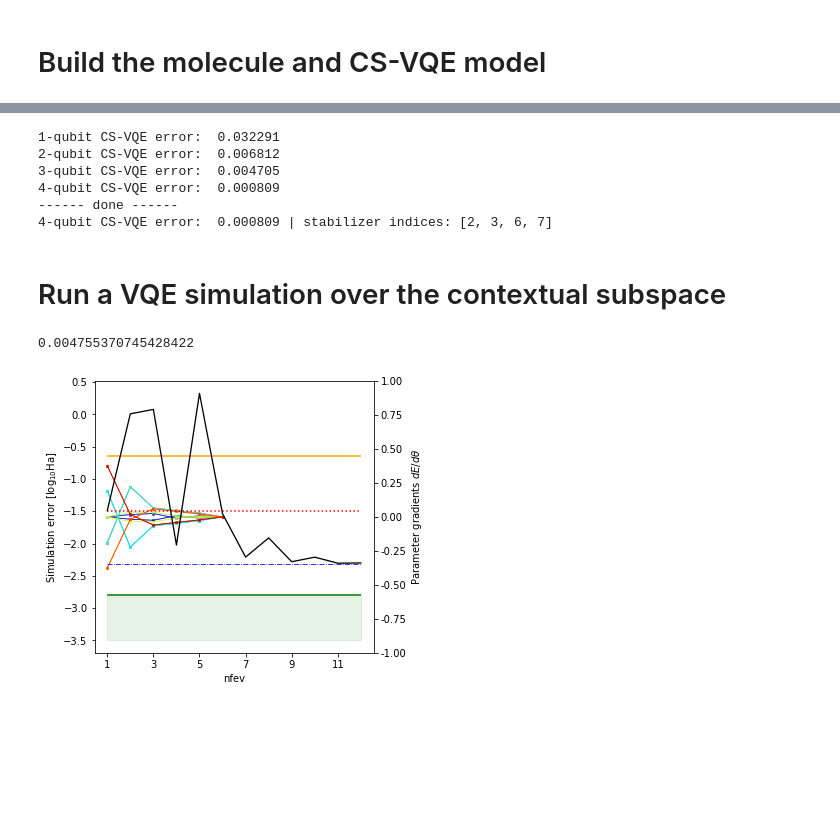
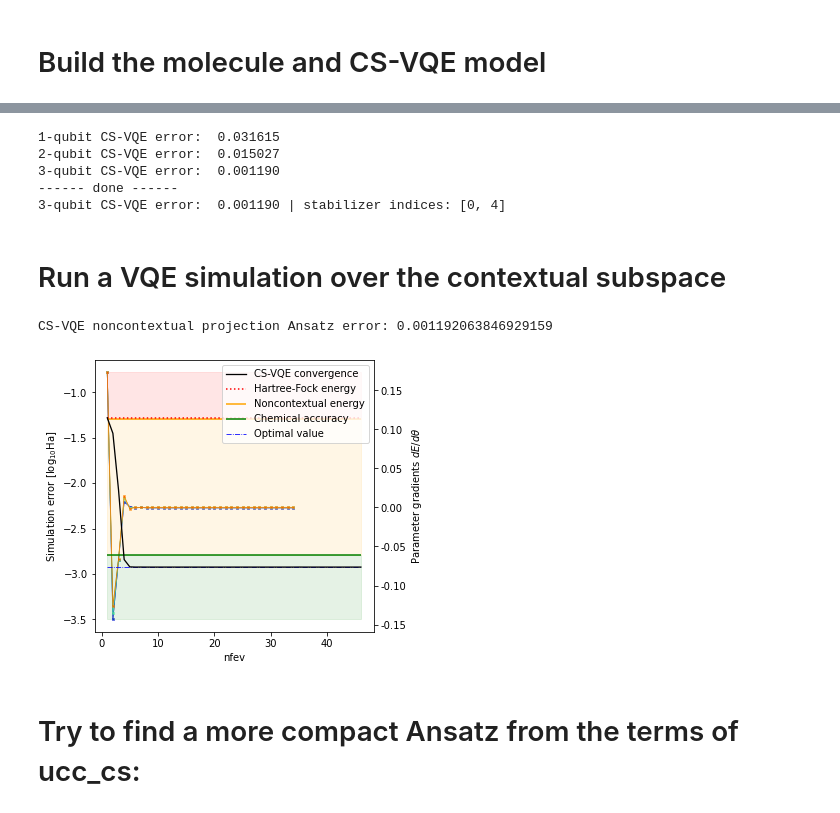
Before and after one commit to UCL-CCS/symmer, a Jupyter notebook: notebooks/CS-VQE_noncontextual_projection_ansatz.ipynb, the cells around one changed output, grey strips where cells are left out. Saved outputs shown, nothing was run; the diff lists cells and outputs as text; code cells hidden in the pictures; blank space fills up the shorter version.

Commit message:
Noncontextual projection Ansatz example

```diff
--- a/notebooks/CS-VQE_noncontextual_projection_ansatz.ipynb
+++ b/notebooks/CS-VQE_noncontextual_projection_ansatz.ipynb
@@ -21,7 +25,7 @@ dict_keys(['H2_3-21G_SINGLET', 'H6_STO-3G_SINGLET', 'H2_6-31G_SINGLET', 'H2_6-31
 # Build the molecule and CS-VQE model
 # %%
 # Set molecule parameters
-speciesname = 'HF_STO-3G_SINGLET'
+speciesname = 'Be_STO-3G_SINGLET'
 mol_data = molecule_geometries[speciesname]
 if 'name' in mol_data:
     print(mol_data['name'])
@@ -64,18 +68,17 @@ Clique representatives:
 ------------------------------------------------
 # %%
-num_sim_q = 4
+num_sim_q = 3
 stab_indices = model.greedy_search(num_sim_q)
 projected = model.contextual_subspace_projection(stab_indices)
 nrg = exact_gs_energy(projected.to_sparse_matrix)[0]
 error = abs(nrg-model.fci_energy)
 print(f'{projected.n_qubits}-qubit CS-VQE error: {error: .6f} | stabilizer indices: {stab_indices}')
 # %% [output]
-1-qubit CS-VQE error:  0.032291
-2-qubit CS-VQE error:  0.006812
-3-qubit CS-VQE error:  0.004705
-4-qubit CS-VQE error:  0.000809
+1-qubit CS-VQE error:  0.031615
+2-qubit CS-VQE error:  0.015027
+3-qubit CS-VQE error:  0.001190
 ------ done ------
-4-qubit CS-VQE error:  0.000809 | stabilizer indices: [2, 3, 6, 7]
+3-qubit CS-VQE error:  0.001190 | stabilizer indices: [0, 4]
 # %% [markdown]
 # Run a VQE simulation over the contextual subspace
 # %%
@@ -85,10 +88,10 @@ ref_cs = model.hf_tapered[model.free_qubit_indices]
 
 vqe = VariationalAlgorithm(ham_cs, ucc_cs, ref_cs)
 # %%
-opt_out, interim = vqe.VQE(optimizer='SLSQP', exact=True, maxiter=10)#, n_shots=2**16, n_realize=1)
-opt_out['fun'] - model.fci_energy
+opt_out, interim = vqe.VQE(optimizer='BFGS', exact=True, maxiter=10)#, n_shots=2**16, n_realize=1)
+print('CS-VQE noncontextual projection Ansatz error:', opt_out['fun'] - model.fci_energy)
 # %% [output]
-0.004755370745428422
+CS-VQE noncontextual projection Ansatz error: 0.001192063846929159
 # %%
 from matplotlib.ticker import FormatStrFormatter
 
@@ -98,58 +101,50 @@ fig,axis = plt.subplots(figsize = (5,5))#, sharex=True, gridspec_kw={'height_rat
 def transform(dataset, ref_val=0):
     return np.log10(abs(dataset-ref_val))
 
 truegs = model.fci_energy
 target = transform(opt_out['fun'], truegs)
 
-Y = np.array(interim['values'])
+X, Y = zip(*interim['values'])
+X = np.array(X)
+Y = np.array(Y)
 Y_error = transform(Y, truegs)
 Y_max = np.max(Y_error)+0.5
-try:
-    X_max = np.where(Y_error<np.log10(0.0016))[0][5]
-except:
-    X_max = len(interim['gradients'])
-X_max = len(Y_error)
-X = np.arange(1, X_max)#len(cs_vqe_data['values'])+1)
 
 nfev      = X[-1]
 noncon    = transform(model.noncontextual_energy, truegs)
 hf_energy = transform(model.hf_energy, truegs)
 chemacc   = transform(0.0016)
-axis.plot(X, transform(Y, truegs)[X-1], label='CS-VQE convergence', color='black', zorder=4, lw=1.3)
+axis.plot(X, Y_error, label='CS-VQE convergence', color='black', zorder=4, lw=1.3)
 
 axis.hlines(hf_energy, 1, nfev, color='red',ls=':',label='Hartree-Fock energy', zorder=3)
 axis.hlines(noncon, 1, nfev, color='orange', label='Noncontextual energy', zorder=2)
 axis.hlines(chemacc, 1, nfev, color='green', label='Chemical accuracy', zorder=2)
 axis.hlines(target, 1, nfev, color='blue', label='Optimal value', ls='-.', lw=0.8, zorder=3)
 
 axis.fill_between(X, -3.5,np.log10(0.0016), color='green', alpha=0.1, zorder=1)
 axis.fill_between(X, np.log10(0.0016), np.log10(model.noncontextual_energy- truegs), color='orange', alpha=0.1, zorder=1)
 axis.fill_between(X, np.log10(model.noncontextual_energy- truegs),Y_max, color='red', alpha=0.1, zorder=1)
 
 axis.set_xlabel('nfev')#, fontname=font)
 axis.set_ylabel('Simulation error [$\mathrm{log}_{10}\mathrm{Ha}$]', fontsize=10)#,fontname = font)
-axis.set_xticks(np.arange(1, X_max, 2))
+#axis.set_xticks(np.arange(1, X_max, 5))
 axis.set_yticks(np.arange(-3.5, Y_max, 0.5))
+axis.legend()
 
-#opt_value   = data["noiseless"]["opt_param"]
-param_trace = interim['gradients']
-#axis.text(0.7, 0.85, f'VQE convergence of\n{len(param_trace)}-parameter Ansatz',
-#            horizontalalignment='center', verticalalignment='center',transform=axis.transAxes, size=10)
+axis_grad = axis.twinx()
+X_grad, Y_grad_list = zip(*interim['gradients'])
+for index, Y_grad in enumerate(zip(*Y_grad_list)):
+    Y_grad = np.array(Y_grad)
+    c = plt.cm.jet(index/(len(Y_grad_list[0])))
+    axis_grad.plot(X_grad, Y_grad, color=c, lw=0.8, alpha=0.7, marker='x', ms=2)
 
-axis_param = axis.twinx()
-for index, Y_param in enumerate(zip(*param_trace)):
-    Y_param = np.array(Y_param)
-    c = plt.cm.jet(index/(len(param_trace[0])))
-    axis_param.plot(np.arange(1, len(Y_param)+1), Y_param, color=c, lw=0.8, alpha=0.7, marker='x', ms=2)
-
-axis_param.set_ylabel('Parameter gradients $dE/d\\theta$', fontsize=10)#,fontname = font)
-axis_param.yaxis.set_major_formatter(FormatStrFormatter('%.2f'))
-
-#final_param = list(zip(*param_trace.values()))[-1]
-#offset = np.std(final_param)
-axis_param.set_ylim(-1,1)
-axis.set_zorder(axis_param.get_zorder()+1)
+axis_grad.set_ylabel('Parameter gradients $dE/d\\theta$', fontsize=10)#,fontname = font)
+axis_grad.yaxis.set_major_formatter(FormatStrFormatter('%.2f'))
+#axis_grad.set_ylim(-1,1)
+axis.set_zorder(axis_grad.get_zorder()+1)
 axis.set_frame_on(False)
 # %% [output]
-[figure, old version]
+[figure, new version]
+# %% [markdown]
+# Try to find a more compact Ansatz from the terms of ucc_cs:
 # %%
```
Also changed, not shown: parts of 4 cells of this notebook.
